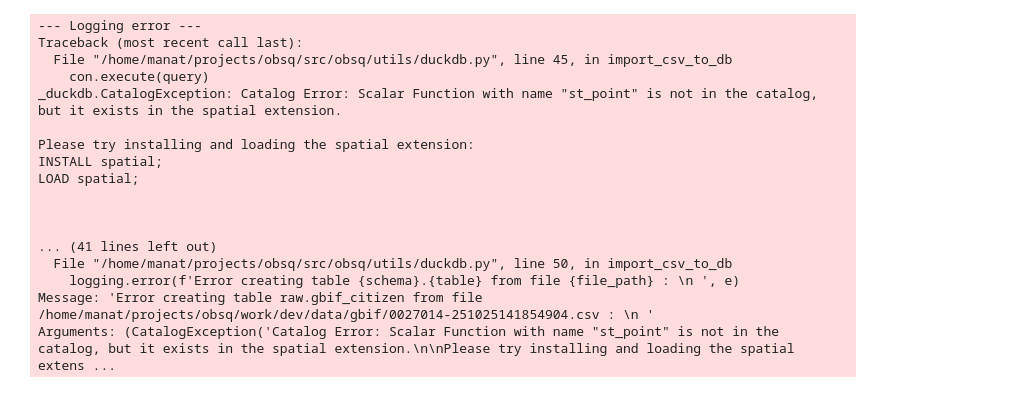
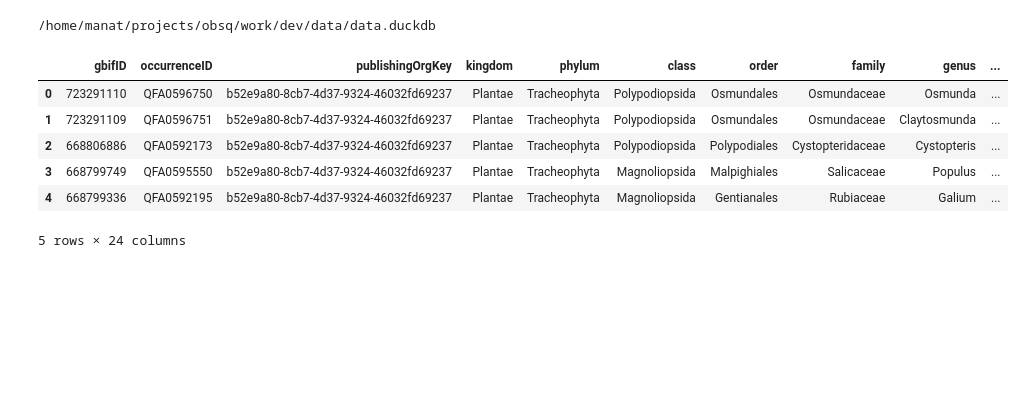
Before and after one commit to etiennegodin/CScorer, a Jupyter notebook: notebooks/preprocess/dataclean.ipynb, the cells around one changed output. Saved outputs shown, nothing was run; the diff lists cells and outputs as text; code cells hidden in the pictures; blank space fills up the shorter version.

Commit message:
moved finding expert in inat to preprocessors

```diff
--- a/notebooks/preprocess/dataclean.ipynb
+++ b/notebooks/preprocess/dataclean.ipynb
@@ -3,5 +3,6 @@ import duckdb
 db_path = "/home/manat/projects/obsq/work/dev/data/data.duckdb"
 # %%
 from obsq.utils.duckdb import import_csv_to_db, _open_connection
-
-with _open_connection(db_path)
+con = _open_connection(db_path)
+# %% [output]
+/home/manat/projects/obsq/work/dev/data/data.duckdb
@@ -11,22 +9,13 @@ expert_path = "/home/manat/projects/obsq/work/dev/data/gbif/0027013-251025141854
-# %%
-await import_csv_to_db(con, citizen_path, "raw", 'gbif_citizen', geo = True)
-# %% [output]
---- Logging error ---
-Traceback (most recent call last):
-  File "/home/manat/projects/obsq/src/obsq/utils/duckdb.py", line 45, in import_csv_to_db
-    con.execute(query)
-_duckdb.CatalogException: Catalog Error: Scalar Function with name "st_point" is not in the catalog, but it exists in the spatial extension.
-
-Please try installing and loading the spatial extension:
-INSTALL spatial;
-LOAD spatial;
-
-
-
-... (41 lines left out)
-  File "/home/manat/projects/obsq/src/obsq/utils/duckdb.py", line 50, in import_csv_to_db
-    logging.error(f'Error creating table {schema}.{table} from file {file_path} : \n ', e)
-Message: 'Error creating table raw.gbif_citizen from file /home/manat/projects/obsq/work/dev/data/gbif/0027014-251025141854904.csv : \n '
-Arguments: (CatalogException('Catalog Error: Scalar Function with name "st_point" is not in the catalog, but it exists in the spatial extension.\n\nPlease try installing and loading the spatial extens ...
+# %%
+df = con.execute("SELECT * FROM clean.gbif_expert").df()
+df.head()
+# %% [output]
+|  | gbifID | occurrenceID | publishingOrgKey | kingdom | phylum | class | order | family | genus | ... |
+| 0 | 723291110 | QFA0596750 | b52e9a80-8cb7-4d37-9324-46032fd69237 | Plantae | Tracheophyta | Polypodiopsida | Osmundales | Osmundaceae | Osmunda | ... |
+| 1 | 723291109 | QFA0596751 | b52e9a80-8cb7-4d37-9324-46032fd69237 | Plantae | Tracheophyta | Polypodiopsida | Osmundales | Osmundaceae | Claytosmunda | ... |
+| 2 | 668806886 | QFA0592173 | b52e9a80-8cb7-4d37-9324-46032fd69237 | Plantae | Tracheophyta | Polypodiopsida | Polypodiales | Cystopteridaceae | Cystopteris | ... |
+| 3 | 668799749 | QFA0595550 | b52e9a80-8cb7-4d37-9324-46032fd69237 | Plantae | Tracheophyta | Magnoliopsida | Malpighiales | Salicaceae | Populus | ... |
+| 4 | 668799336 | QFA0592195 | b52e9a80-8cb7-4d37-9324-46032fd69237 | Plantae | Tracheophyta | Magnoliopsida | Gentianales | Rubiaceae | Galium | ... |
+5 rows × 24 columns
 # %%
 con.close()
```
Also changed, not shown: parts of 1 cell of this notebook, 11 other files.
